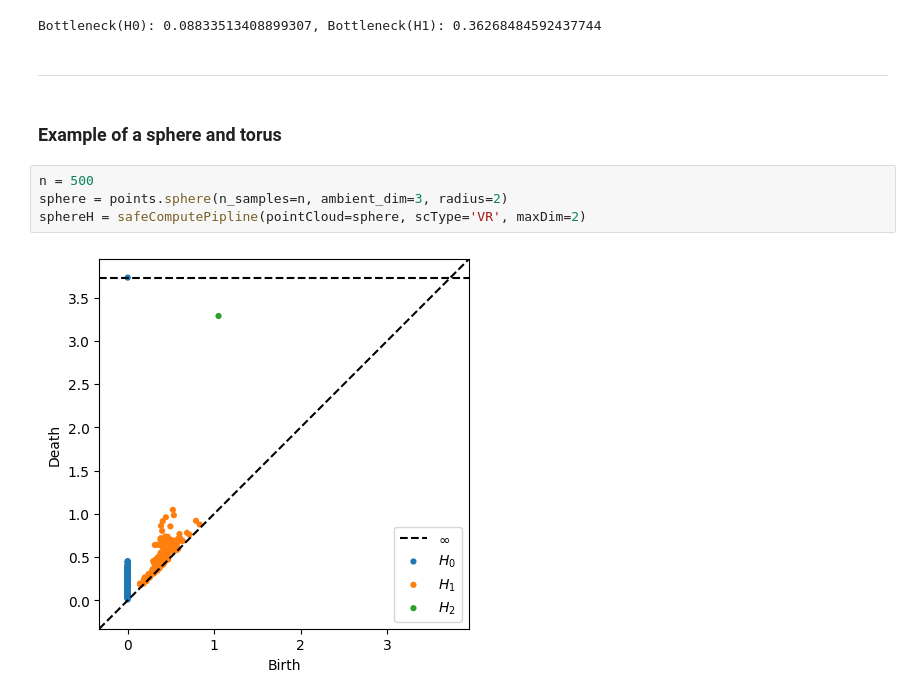
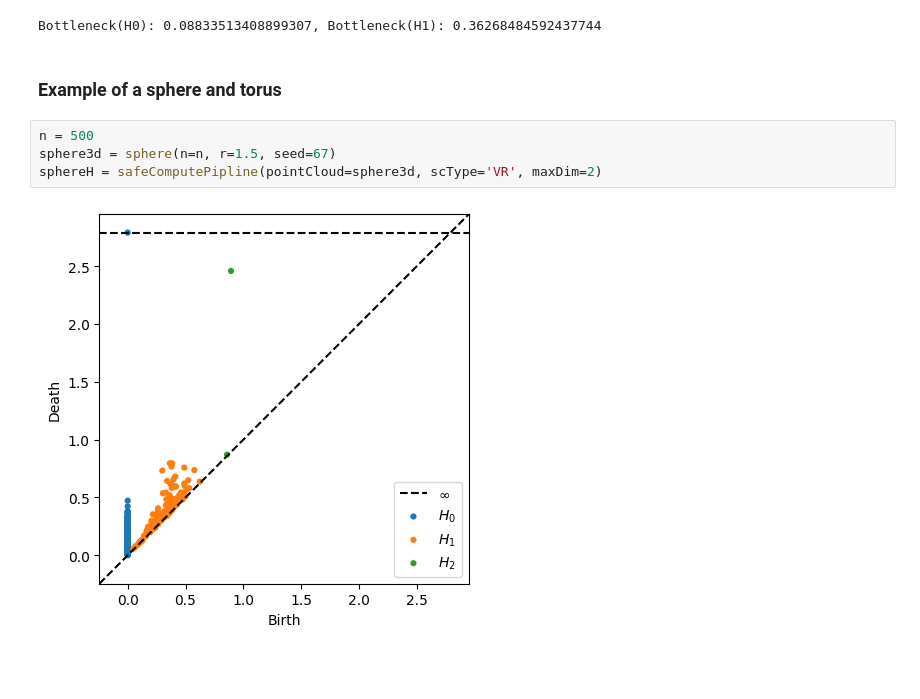
Before and after one commit to jcaslin/TDA, a Jupyter notebook: main.ipynb, the cells around one changed output. Drawn from its saved outputs; the diff is of its cells as text; blank space fills up the shorter version.

```diff
--- a/main.ipynb
+++ b/main.ipynb
@@ -135,14 +134,12 @@ bdH0, bdH1 = bottleneck(circleH0, noisyCircleH0), bottleneck(circleH1, noisyCirc
 print(f"Bottleneck(H0): {bdH0}, Bottleneck(H1): {bdH1}")
 # %% [output]
 Bottleneck(H0): 0.08833513408899307, Bottleneck(H1): 0.36268484592437744
-# %% [markdown]
-----
 # %% [markdown]
 ### Example of a sphere and torus
 # %%
 n = 500
-sphere = points.sphere(n_samples=n, ambient_dim=3, radius=2)
-sphereH = safeComputePipline(pointCloud=sphere, scType='VR', maxDim=2)
+sphere3d = sphere(n=n, r=1.5, seed=67)
+sphereH = safeComputePipline(pointCloud=sphere3d, scType='VR', maxDim=2)
 # %% [output]
-[figure, old version]
+[figure, new version]
 # %%
```
Also changed, not shown: parts of 3 cells of this notebook, 2 other files.
